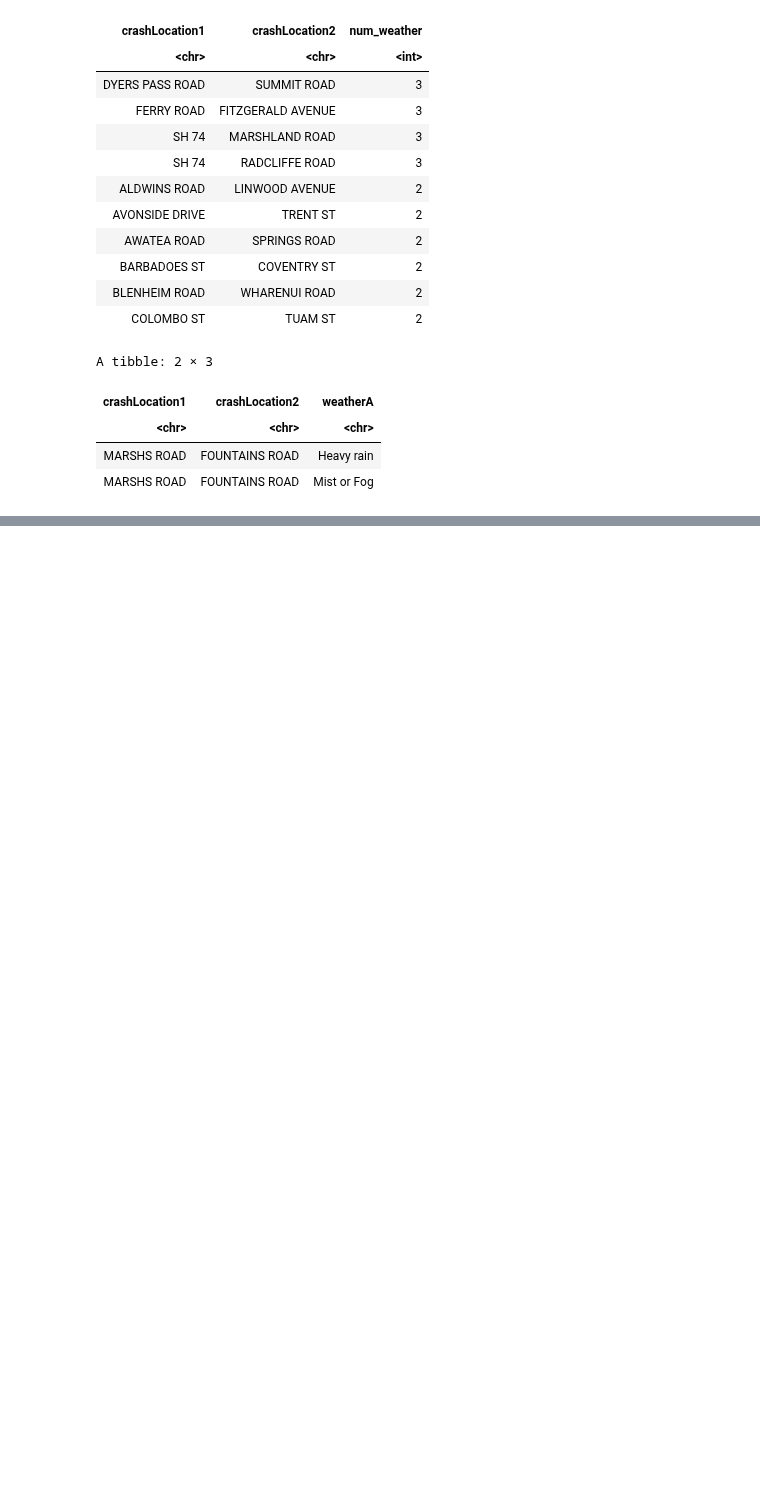
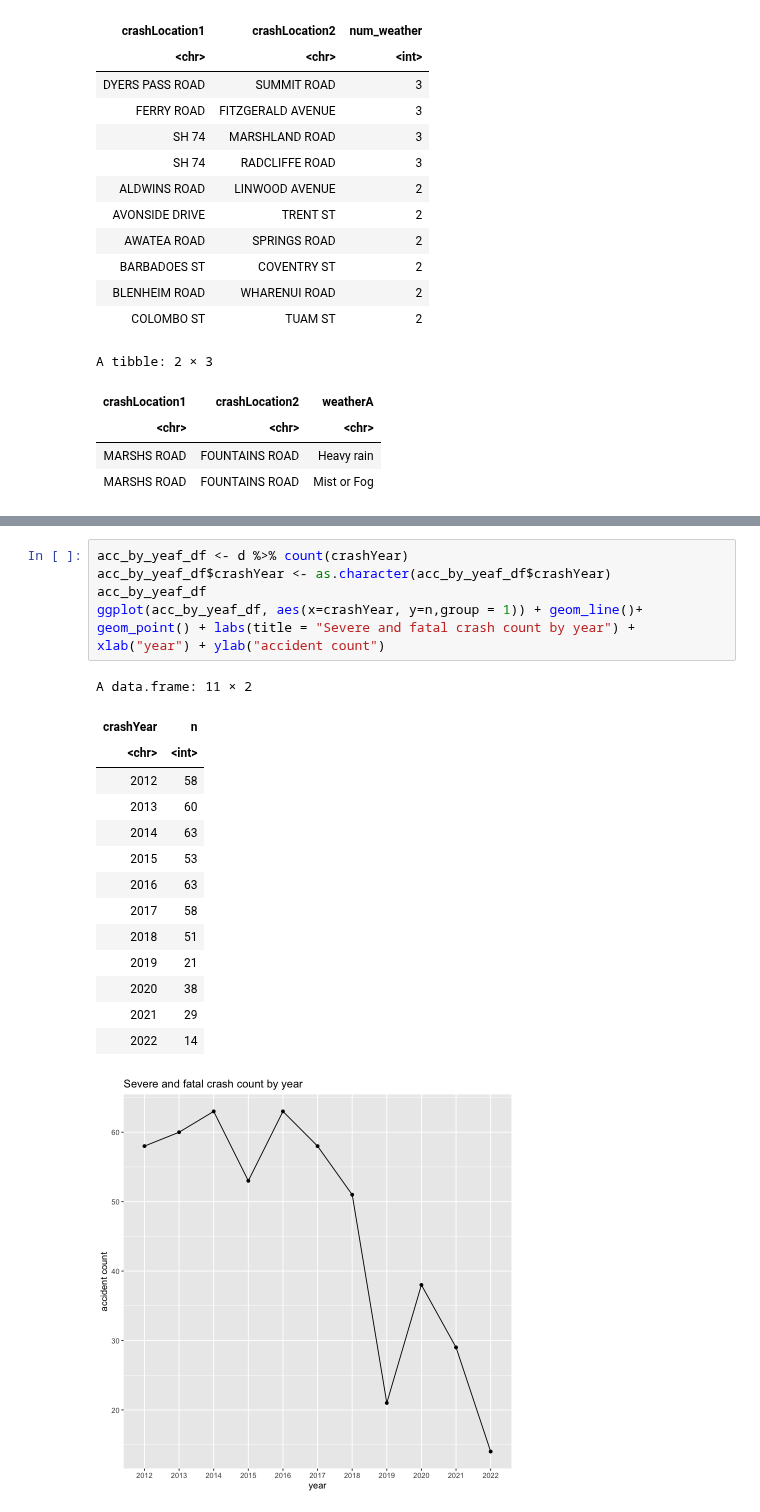
Before and after one commit to zelta1990/DATA422-Group-Project, a Jupyter notebook: group_project.ipynb, the cells around one changed output, grey strips where cells are left out. Saved outputs shown, nothing was run; the diff lists cells and outputs as text; blank space fills up the shorter version.

```diff
--- a/group_project.ipynb
+++ b/group_project.ipynb
@@ -446,0 +374,21 @@ A data.frame: 289 × 5
+# %%
+acc_by_yeaf_df <- d %>% count(crashYear)
+acc_by_yeaf_df$crashYear <- as.character(acc_by_yeaf_df$crashYear)
+acc_by_yeaf_df
+ggplot(acc_by_yeaf_df, aes(x=crashYear, y=n,group = 1)) + geom_line()+ geom_point() + labs(title = "Severe and fatal crash count by year") + xlab("year") + ylab("accident count")
+# %% [output]
+A data.frame: 11 × 2
+| crashYear | n |
+| <chr> | <int> |
+| 2012 | 58 |
+| 2013 | 60 |
+| 2014 | 63 |
+| 2015 | 53 |
+| 2016 | 63 |
+| 2017 | 58 |
+| 2018 | 51 |
+| 2019 | 21 |
+| 2020 | 38 |
+| 2021 | 29 |
+| 2022 | 14 |
+[figure, added]
```
Also changed, not shown: parts of 3 cells of this notebook.
